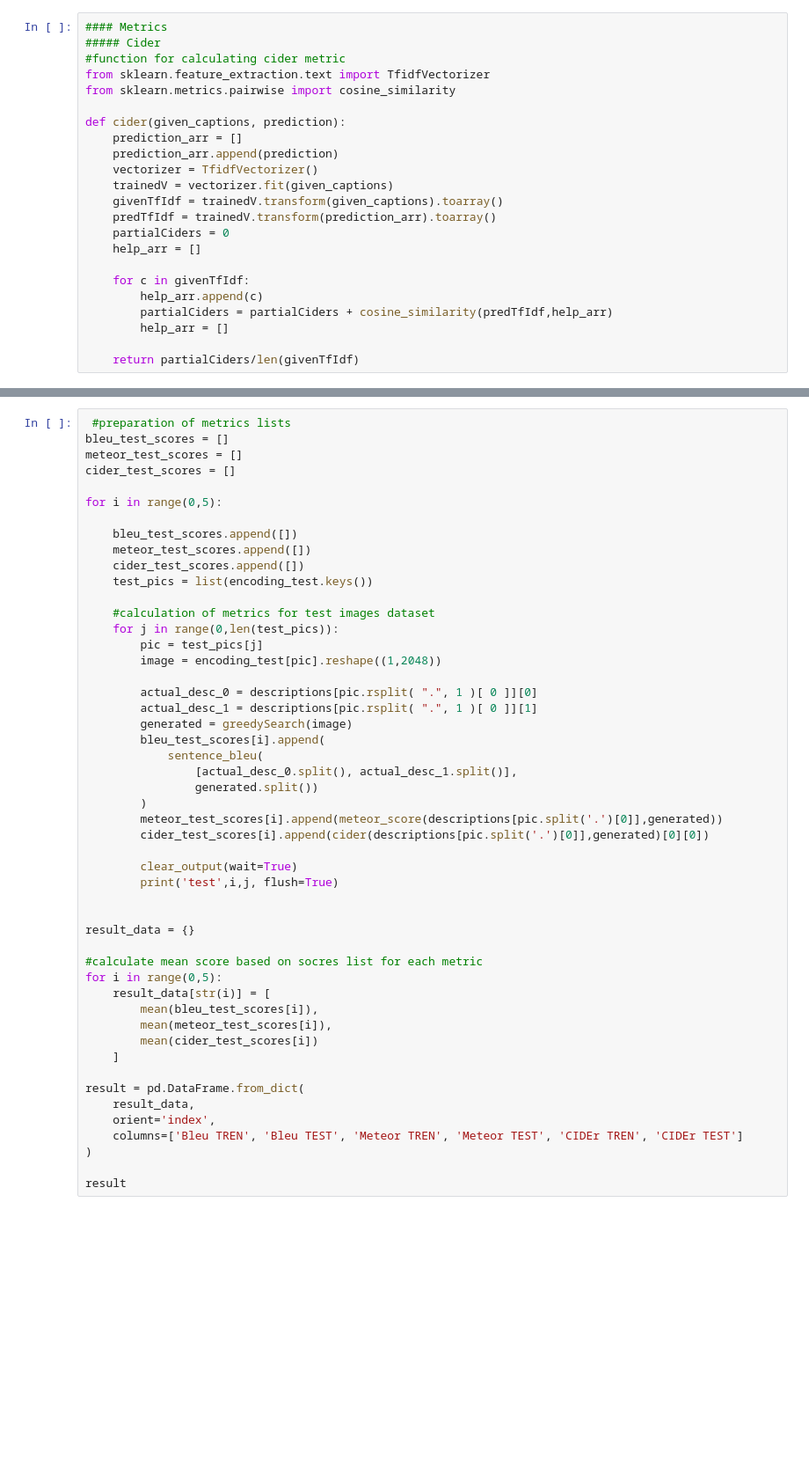
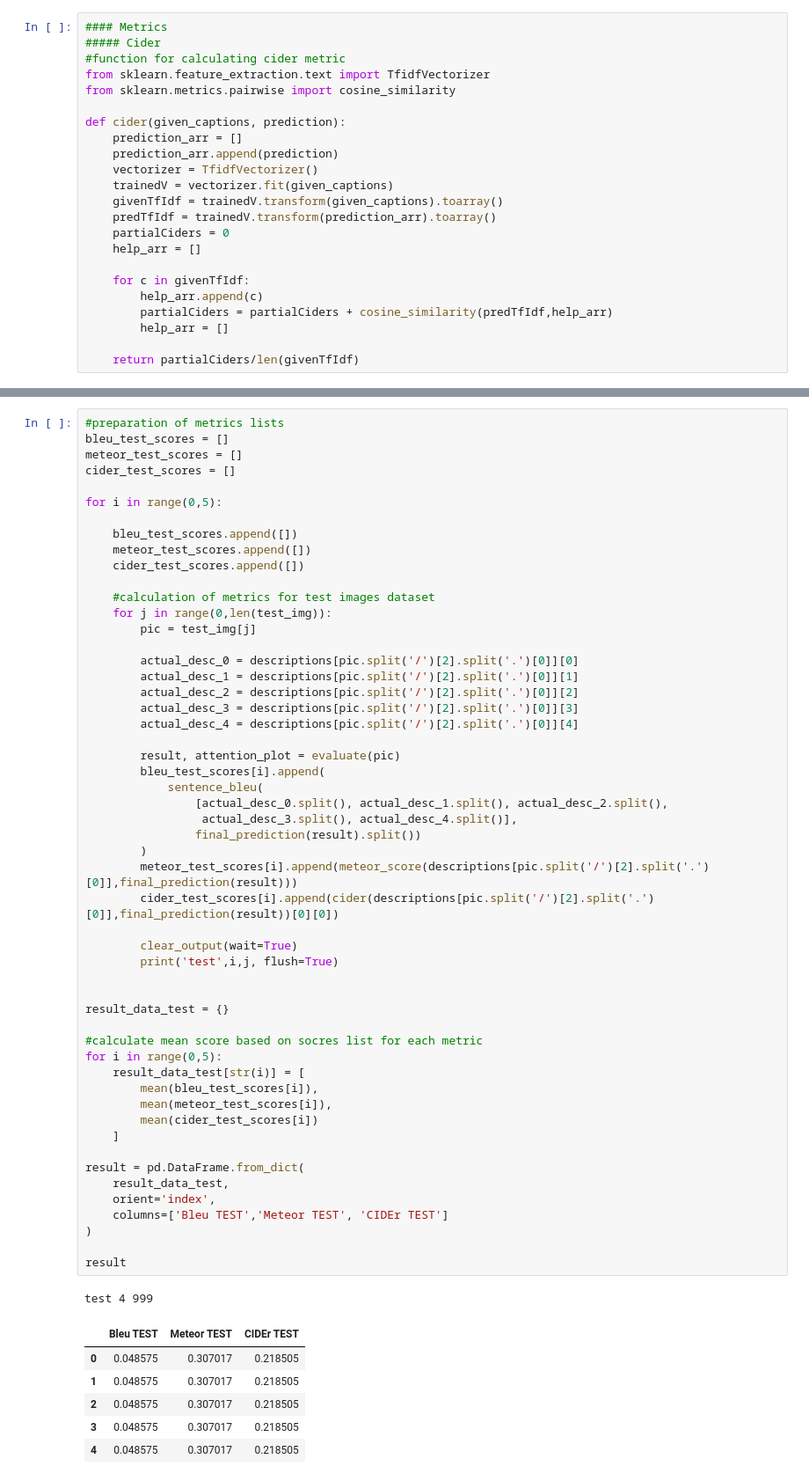
Before and after one commit to anvime/image-captioning, a Jupyter notebook: framework_local_attention.ipynb, the cells around one changed output, grey strips where cells are left out. Shown at 88% size. Saved outputs shown, nothing was run; the diff lists cells and outputs as text; blank space fills up the shorter version.

```diff
--- a/framework_local_attention.ipynb
+++ b/framework_local_attention.ipynb
@@ -732,52 +855,63 @@ result
 # %%
- #preparation of metrics lists
+#preparation of metrics lists
 bleu_test_scores = []
 meteor_test_scores = []
 cider_test_scores = []
 
 for i in range(0,5):
 
     bleu_test_scores.append([])
     meteor_test_scores.append([])
     cider_test_scores.append([])
-    test_pics = list(encoding_test.keys())
 
     #calculation of metrics for test images dataset
-    for j in range(0,len(test_pics)):
-        pic = test_pics[j]
-        image = encoding_test[pic].reshape((1,2048))
+    for j in range(0,len(test_img)):
+        pic = test_img[j]
 
-        actual_desc_0 = descriptions[pic.rsplit( ".", 1 )[ 0 ]][0]
-        actual_desc_1 = descriptions[pic.rsplit( ".", 1 )[ 0 ]][1]
-        generated = greedySearch(image)
+        actual_desc_0 = descriptions[pic.split('/')[2].split('.')[0]][0]
+        actual_desc_1 = descriptions[pic.split('/')[2].split('.')[0]][1]
+        actual_desc_2 = descriptions[pic.split('/')[2].split('.')[0]][2]
+        actual_desc_3 = descriptions[pic.split('/')[2].split('.')[0]][3]
+        actual_desc_4 = descriptions[pic.split('/')[2].split('.')[0]][4]
+
+        result, attention_plot = evaluate(pic)
         bleu_test_scores[i].append(
             sentence_bleu(
-                [actual_desc_0.split(), actual_desc_1.split()],
-                generated.split())
+                [actual_desc_0.split(), actual_desc_1.split(), actual_desc_2.split(),
+                 actual_desc_3.split(), actual_desc_4.split()],
+                final_prediction(result).split())
         )
-        meteor_test_scores[i].append(meteor_score(descriptions[pic.split('.')[0]],generated))
-        cider_test_scores[i].append(cider(descriptions[pic.split('.')[0]],generated)[0][0])
+        meteor_test_scores[i].append(meteor_score(descriptions[pic.split('/')[2].split('.')[0]],final_prediction(result)))
+        cider_test_scores[i].append(cider(descriptions[pic.split('/')[2].split('.')[0]],final_prediction(result))[0][0])
 
         clear_output(wait=True)
         print('test',i,j, flush=True)
 
 
-result_data = {}
+result_data_test = {}
 
 #calculate mean score based on socres list for each metric
 for i in range(0,5):
-    result_data[str(i)] = [
+    result_data_test[str(i)] = [
         mean(bleu_test_scores[i]),
         mean(meteor_test_scores[i]),
         mean(cider_test_scores[i])
     ]
 
 result = pd.DataFrame.from_dict(
-    result_data,
+    result_data_test,
     orient='index',
-    columns=['Bleu TREN', 'Bleu TEST', 'Meteor TREN', 'Meteor TEST', 'CIDEr TREN', 'CIDEr TEST']
+    columns=['Bleu TEST','Meteor TEST', 'CIDEr TEST']
 )
 
 result
+# %% [output]
+test 4 999
+|  | Bleu TEST | Meteor TEST | CIDEr TEST |
+| 0 | 0.048575 | 0.307017 | 0.218505 |
+| 1 | 0.048575 | 0.307017 | 0.218505 |
+| 2 | 0.048575 | 0.307017 | 0.218505 |
+| 3 | 0.048575 | 0.307017 | 0.218505 |
+| 4 | 0.048575 | 0.307017 | 0.218505 |
 # %%
 #calculate mean score based on socres list for each metric
```
Also changed, not shown: parts of 18 cells of this notebook, 1 other file.
